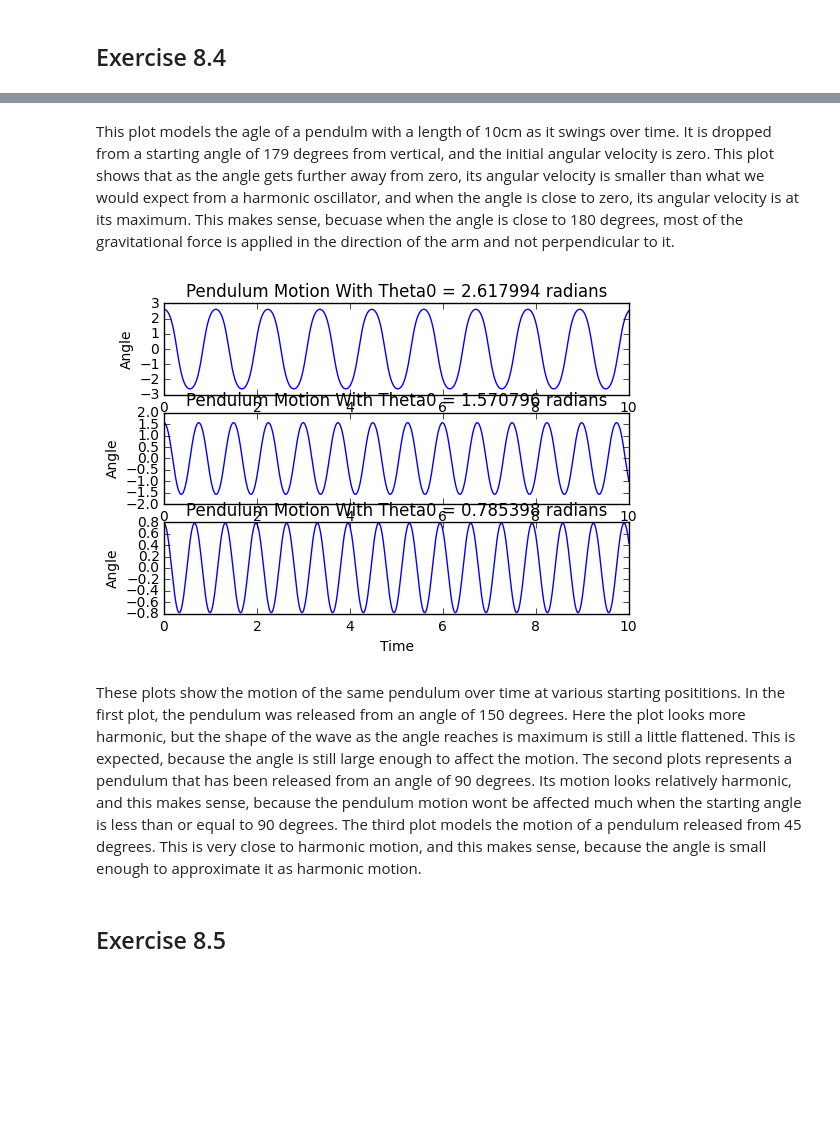
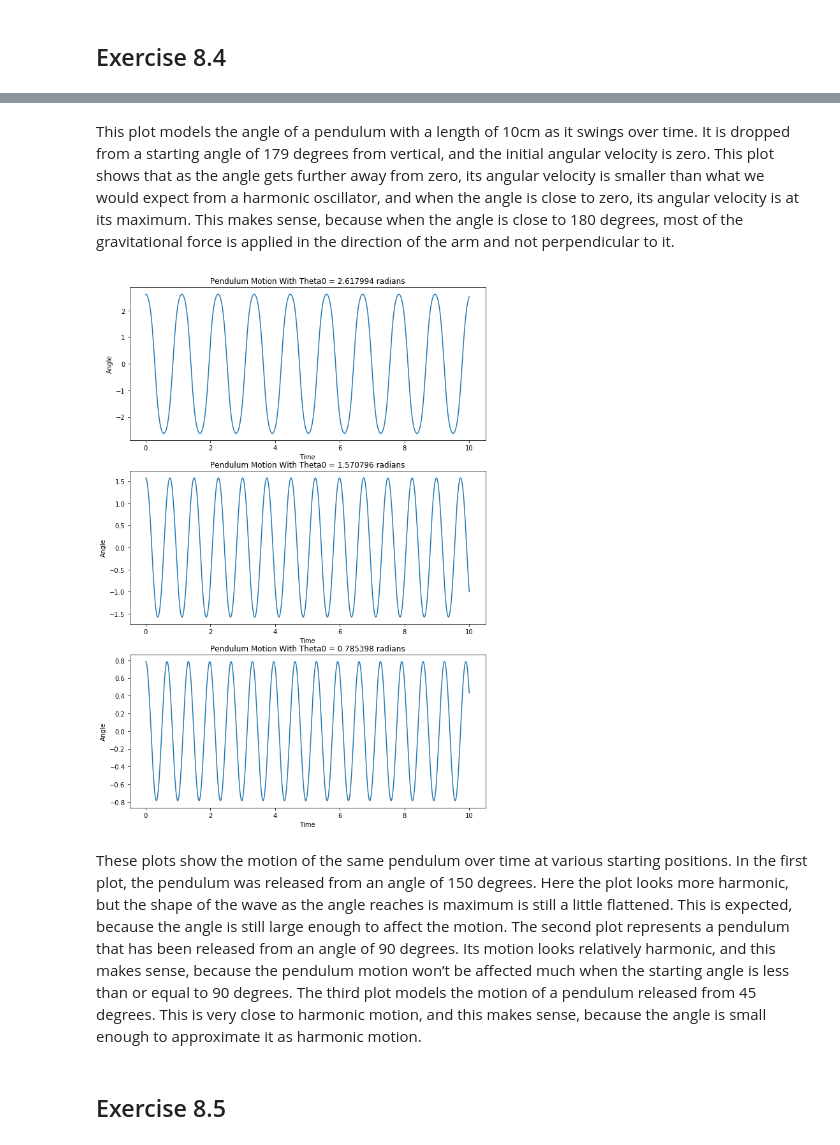
Before and after one commit to aMartin6/Labs, a Jupyter notebook: Lab 9.ipynb, the cells around one changed output, grey strips where cells are left out. Cells and saved outputs as stored; diff of their text form; code cells hidden in the pictures; blank space fills up the shorter version.

```diff
--- a/Lab 9.ipynb
+++ b/Lab 9.ipynb
@@ -102,38 +102,40 @@ plt.title("Pendulum Motion With Theta0 = {:2f} radians".format(r0[0]))
 # %% [markdown]
-This plot models the agle of a pendulm with a length of 10cm as it swings over time. It is dropped from a starting angle of 179 degrees from vertical, and the initial angular velocity is zero. This plot shows that as the angle gets further away from zero, its angular velocity is smaller than what we would expect from a harmonic oscillator, and when the angle is close to zero, its angular velocity is at its maximum. This makes sense, becuase when the angle is close to 180 degrees, most of the gravitational force is applied in the direction of the arm and not perpendicular to it.
+This plot models the angle of a pendulum with a length of 10cm as it swings over time. It is dropped from a starting angle of 179 degrees from vertical, and the initial angular velocity is zero. This plot shows that as the angle gets further away from zero, its angular velocity is smaller than what we would expect from a harmonic oscillator, and when the angle is close to zero, its angular velocity is at its maximum. This makes sense, because when the angle is close to 180 degrees, most of the gravitational force is applied in the direction of the arm and not perpendicular to it.
 # %%
+plt.figure(figsize = (10,15))
+
 # Plots angle vs time where theta0 = 120
 ax = plt.subplot(3,1,1)
 r0 = np.array([((150 * np.pi) / 180), 0], float)
 pendOutput = solve_coupled(pendulum, 2, r0, (a,b), N, order=4)
 plt.plot(pendOutput[:,0],pendOutput[:,1])
 plt.xlabel("Time")
 plt.ylabel("Angle")
 plt.title("Pendulum Motion With Theta0 = {:2f} radians".format(r0[0]))
 
 # Plots angle vs time where theta0 = 120
 ax = plt.subplot(3,1,2)
 r0 = np.array([((90 * np.pi) / 180), 0], float)
 pendOutput = solve_coupled(pendulum, 2, r0, (a,b), N, order=4)
 plt.plot(pendOutput[:,0],pendOutput[:,1])
 plt.xlabel("Time")
 plt.ylabel("Angle")
 plt.title("Pendulum Motion With Theta0 = {:2f} radians".format(r0[0]))
 
 # Plots angle vs time where theta0 = 120
 ax = plt.subplot(3,1,3)
 r0 = np.array([((45 * np.pi) / 180), 0], float)
 pendOutput = solve_coupled(pendulum, 2, r0, (a,b), N, order=4)
 plt.plot(pendOutput[:,0],pendOutput[:,1])
 plt.xlabel("Time")
 plt.ylabel("Angle")
 plt.title("Pendulum Motion With Theta0 = {:2f} radians".format(r0[0]))
 
 plt.show()
 # %% [output]
-[figure, old version]
+[figure, new version]
 # %% [markdown]
-These plots show the motion of the same pendulum over time at various starting posititions. In the first plot, the pendulum was released from an angle of 150 degrees. Here the plot looks more harmonic, but the shape of the wave as the angle reaches is maximum is still a little flattened. This is expected, because the angle is still large enough to affect the motion. The second plots represents a pendulum that has been released from an angle of 90 degrees. Its motion looks relatively harmonic, and this makes sense, because the pendulum motion wont be affected much when the starting angle is less than or equal to 90 degrees. The third plot models the motion of a pendulum released from 45 degrees. This is very close to harmonic motion, and this makes sense, because the angle is small enough to approximate it as harmonic motion.
+These plots show the motion of the same pendulum over time at various starting positions. In the first plot, the pendulum was released from an angle of 150 degrees. Here the plot looks more harmonic, but the shape of the wave as the angle reaches is maximum is still a little flattened. This is expected, because the angle is still large enough to affect the motion. The second plot represents a pendulum that has been released from an angle of 90 degrees. Its motion looks relatively harmonic, and this makes sense, because the pendulum motion won’t be affected much when the starting angle is less than or equal to 90 degrees. The third plot models the motion of a pendulum released from 45 degrees. This is very close to harmonic motion, and this makes sense, because the angle is small enough to approximate it as harmonic motion.
 # %% [markdown]
 ## Exercise 8.5
 # %%
```
Also changed, not shown: parts of 6 cells of this notebook.
